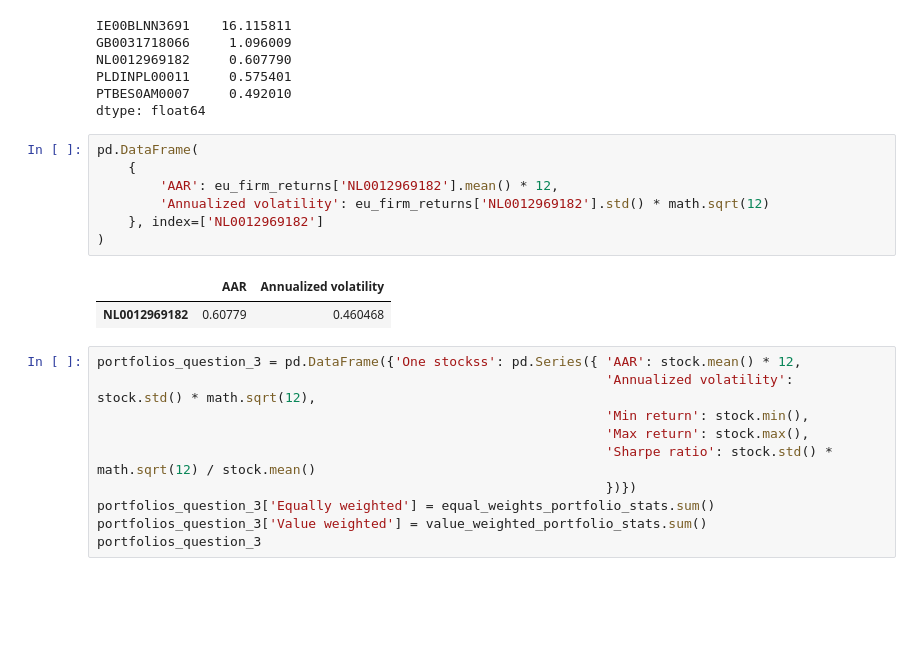
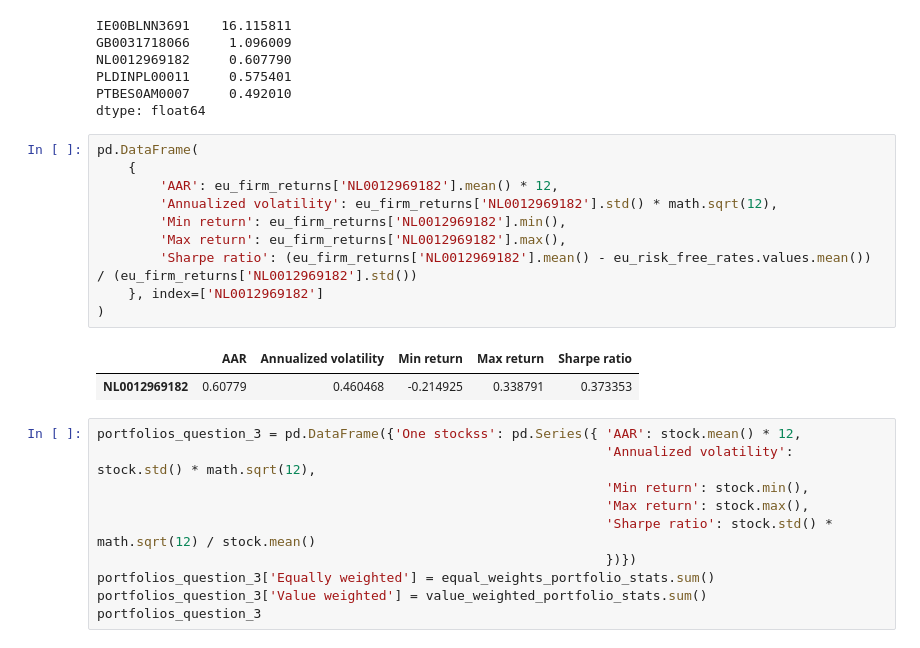
Before and after one commit to 0xMarmelade/FIN-429-Sustainable-finance, a Jupyter notebook: h1.ipynb, the cells around one changed output. Cells and saved outputs as stored; diff of their text form; blank space fills up the shorter version.

```diff
--- a/h1.ipynb
+++ b/h1.ipynb
@@ -157,13 +157,16 @@ dtype: float64
 # %%
 pd.DataFrame(
     {
         'AAR': eu_firm_returns['NL0012969182'].mean() * 12,
-        'Annualized volatility': eu_firm_returns['NL0012969182'].std() * math.sqrt(12)
+        'Annualized volatility': eu_firm_returns['NL0012969182'].std() * math.sqrt(12),
+        'Min return': eu_firm_returns['NL0012969182'].min(),
+        'Max return': eu_firm_returns['NL0012969182'].max(),
+        'Sharpe ratio': (eu_firm_returns['NL0012969182'].mean() - eu_risk_free_rates.values.mean()) / (eu_firm_returns['NL0012969182'].std())
     }, index=['NL0012969182']
 )
 # %% [output]
-|  | AAR | Annualized volatility |
-| NL0012969182 | 0.60779 | 0.460468 |
+|  | AAR | Annualized volatility | Min return | Max return | Sharpe ratio |
+| NL0012969182 | 0.60779 | 0.460468 | -0.214925 | 0.338791 | 0.373353 |
 # %%
 portfolios_question_3 = pd.DataFrame({'One stockss': pd.Series({ 'AAR': stock.mean() * 12,
                                                                  'Annualized volatility': stock.std() * math.sqrt(12),
```
Also changed, not shown: parts of 2 cells of this notebook.
